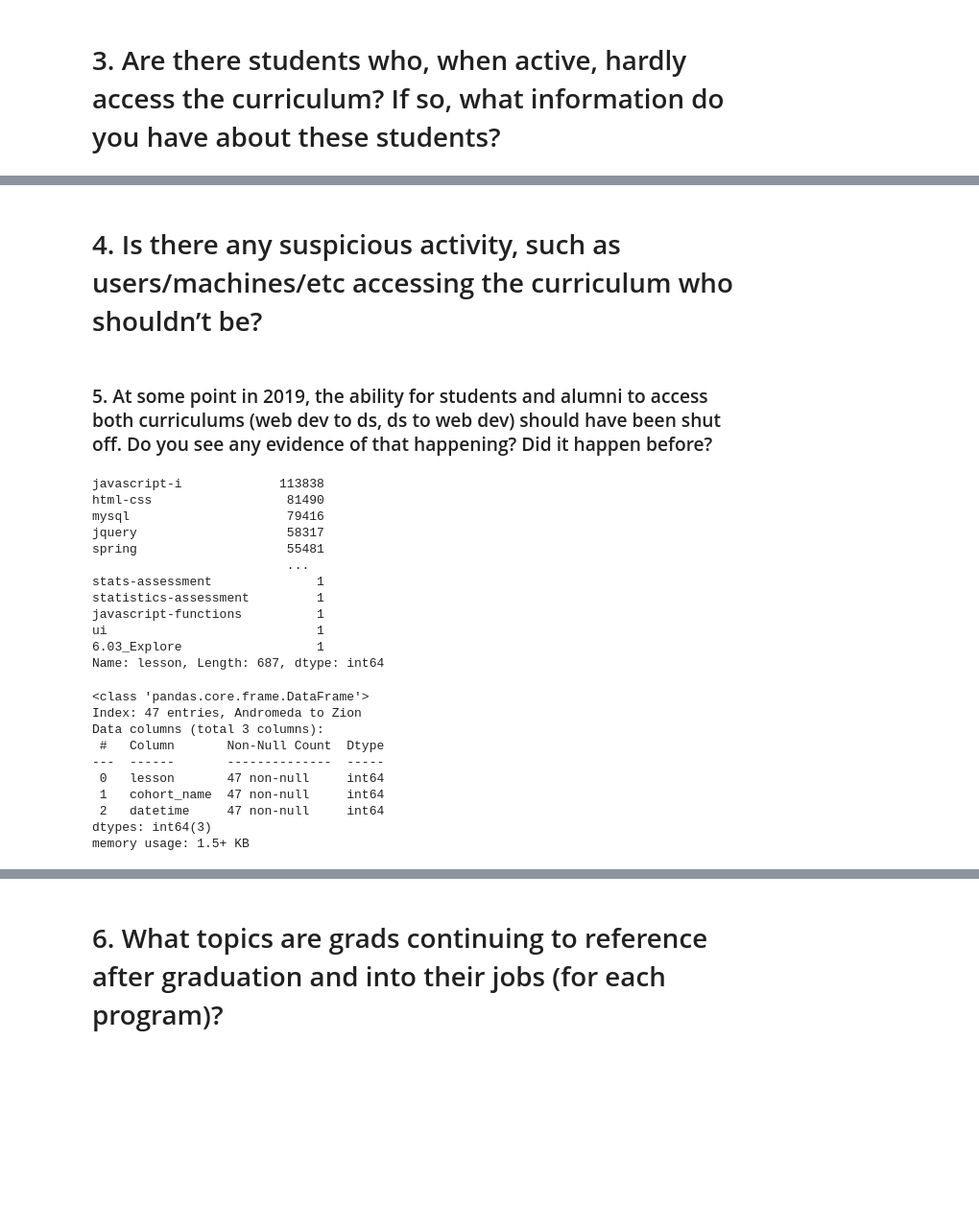
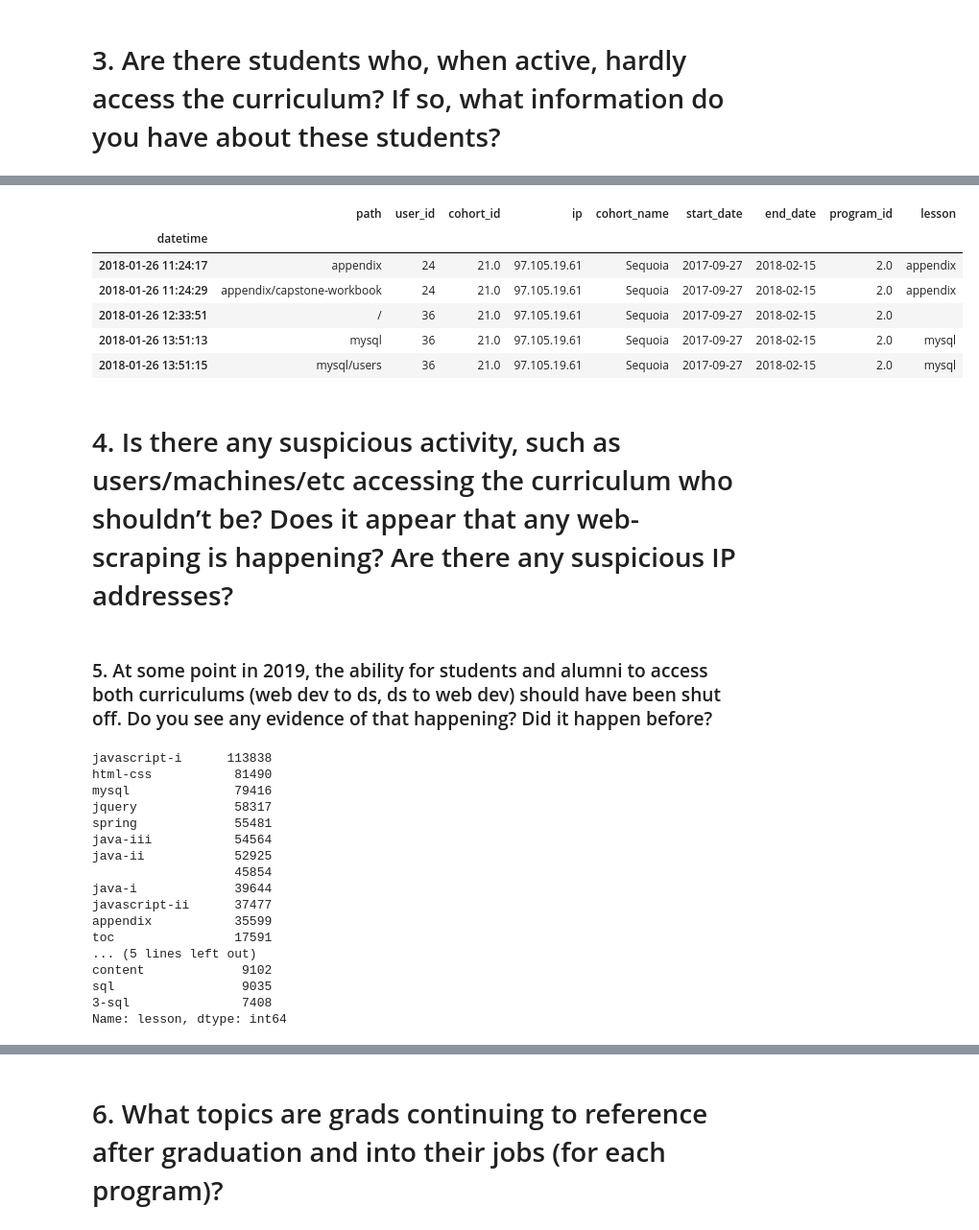
Before and after one commit to Adam-Harris87/anomaly-detection-exercises, a Jupyter notebook: anomaly_detection_exercise.ipynb, the cells around one changed output, grey strips where cells are left out. Shown at 96% size. Drawn from its saved outputs; the diff is of its cells as text; code cells hidden in the pictures; blank space fills up the shorter version.

```diff
--- a/anomaly_detection_exercise.ipynb
+++ b/anomaly_detection_exercise.ipynb
@@ -119,0 +185,2 @@ lesson_df.head()
+# %%
+low_activity_df = pd.DataFrame(active_df[active_df.user_id.isin(low_activity_users)])
@@ -120,19 +207,34 @@ lesson_df.head()
+# %%
+low_activity_df.head()
+# %% [output]
+|  | path | user_id | cohort_id | ip | cohort_name | start_date | end_date | program_id | lesson |
+| datetime |  |  |  |  |  |  |  |  |  |
+| 2018-01-26 11:24:17 | appendix | 24 | 21.0 | 97.105.19.61 | Sequoia | 2017-09-27 | 2018-02-15 | 2.0 | appendix |
+| 2018-01-26 11:24:29 | appendix/capstone-workbook | 24 | 21.0 | 97.105.19.61 | Sequoia | 2017-09-27 | 2018-02-15 | 2.0 | appendix |
+| 2018-01-26 12:33:51 | / | 36 | 21.0 | 97.105.19.61 | Sequoia | 2017-09-27 | 2018-02-15 | 2.0 |  |
+| 2018-01-26 13:51:13 | mysql | 36 | 21.0 | 97.105.19.61 | Sequoia | 2017-09-27 | 2018-02-15 | 2.0 | mysql |
+| 2018-01-26 13:51:15 | mysql/users | 36 | 21.0 | 97.105.19.61 | Sequoia | 2017-09-27 | 2018-02-15 | 2.0 | mysql |
 # %% [markdown]
-# 4. Is there any suspicious activity, such as users/machines/etc accessing the curriculum who shouldn’t be?
+# 4. Is there any suspicious activity, such as users/machines/etc accessing the curriculum who shouldn’t be? Does it appear that any web-scraping is happening? Are there any suspicious IP addresses?
 # %% [markdown]
 ### 5. At some point in 2019, the ability for students and alumni to access both curriculums (web dev to ds, ds to web dev) should have been shut off. Do you see any evidence of that happening? Did it happen before?
 # %%
-traffic.lesson.value_counts()
+traffic.lesson.value_counts().head(20)
 # %% [output]
-javascript-i             113838
-html-css                  81490
-mysql                     79416
-jquery                    58317
-spring                    55481
-                          ...
-stats-assessment              1
-statistics-assessment         1
-javascript-functions          1
-ui                            1
-6.03_Explore                  1
-Name: lesson, Length: 687, dtype: int64
+javascript-i      113838
+html-css           81490
+mysql              79416
+jquery             58317
+spring             55481
+java-iii           54564
+java-ii            52925
+                   45854
+java-i             39644
+javascript-ii      37477
+appendix           35599
+toc                17591
+... (5 lines left out)
+content             9102
+sql                 9035
+3-sql               7408
+Name: lesson, dtype: int64
@@ -145,13 +240,0 @@ cohort_counts = traffic.reset_index().groupby('cohort_name')[[
-# %%
-cohort_counts.info()
-# %% [output]
-<class 'pandas.core.frame.DataFrame'>
-Index: 47 entries, Andromeda to Zion
-Data columns (total 3 columns):
- #   Column       Non-Null Count  Dtype
----  ------       --------------  -----
- 0   lesson       47 non-null     int64
- 1   cohort_name  47 non-null     int64
- 2   datetime     47 non-null     int64
-dtypes: int64(3)
-memory usage: 1.5+ KB
```
Also changed, not shown: parts of 21 cells of this notebook.
